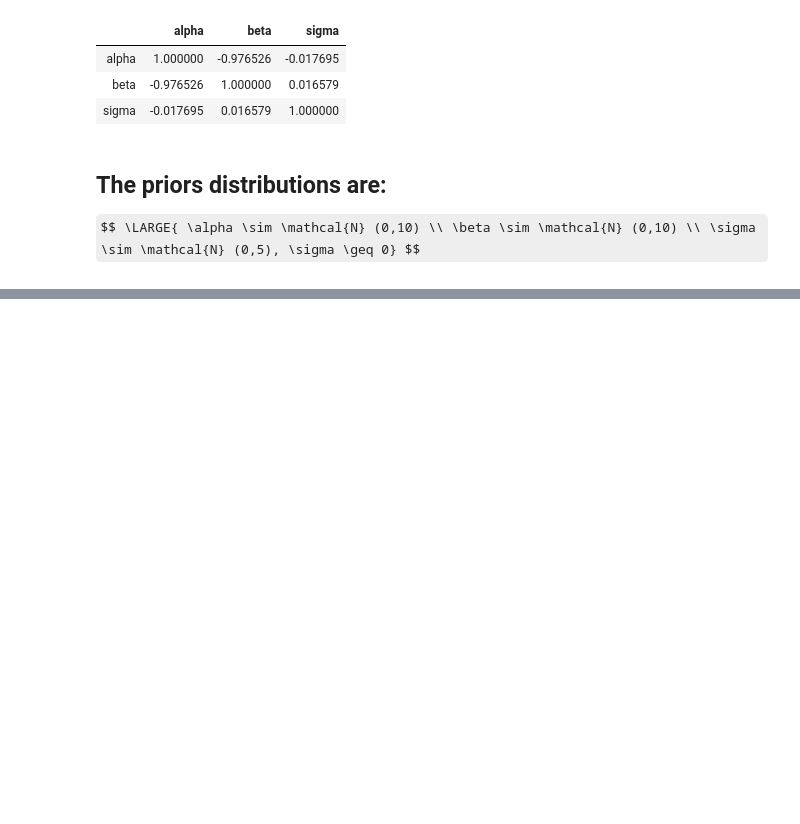
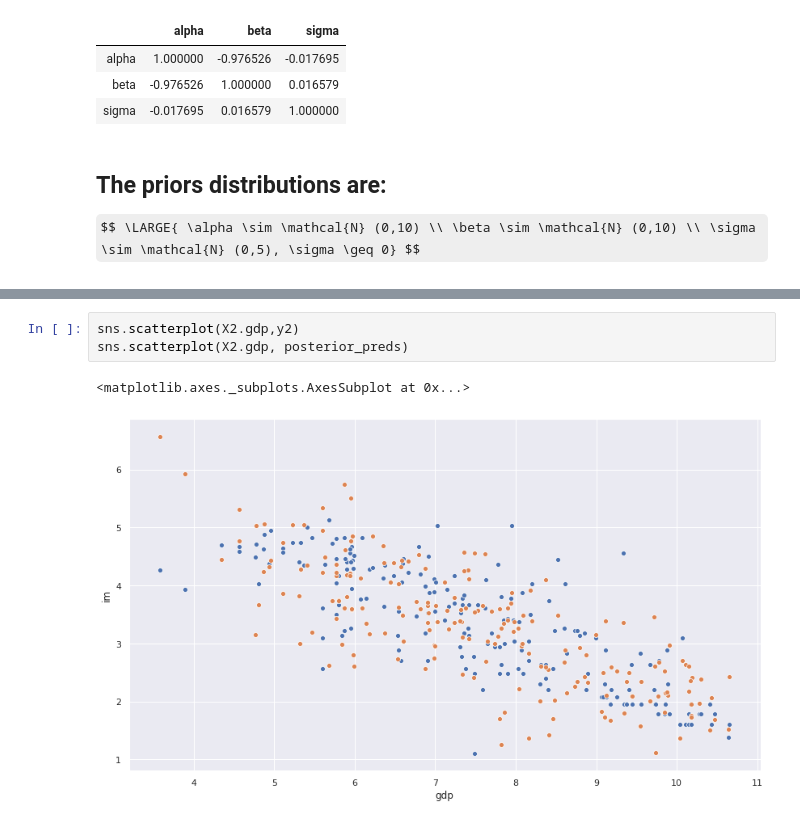
Before and after one commit to wisundstrom/bayes-practice, a Jupyter notebook: 726-727.ipynb, the cells around one changed output, grey strips where cells are left out. Drawn from its saved outputs; the diff is of its cells as text; some formulas as TeX source; blank space fills up the shorter version.

```diff
--- a/726-727.ipynb
+++ b/726-727.ipynb
@@ -76,0 +63,6 @@ Name: alpha, Length: 2000, dtype: float64
+# %%
+sns.scatterplot(X2.gdp,y2)
+sns.scatterplot(X2.gdp, posterior_preds)
+# %% [output]
+<matplotlib.axes._subplots.AxesSubplot at 0x...>
+[figure, added]
```
Also changed, not shown: parts of 11 cells of this notebook, 1 other file.
